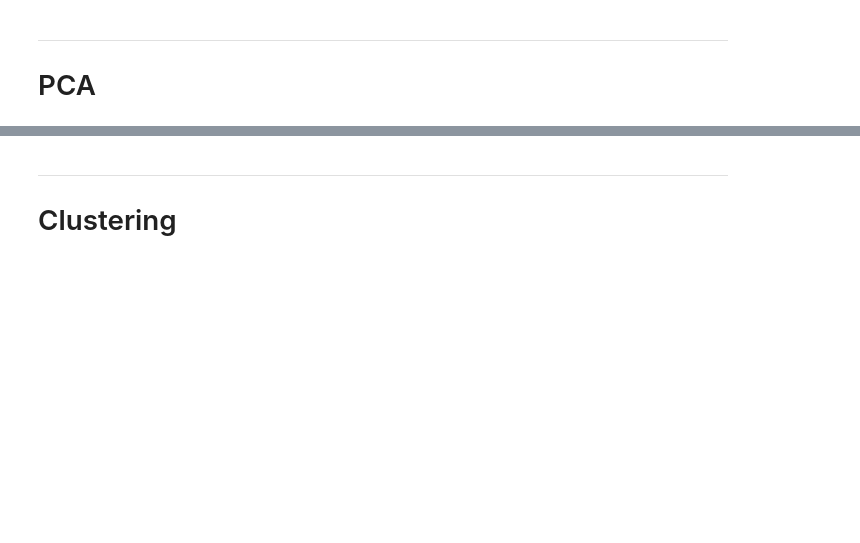
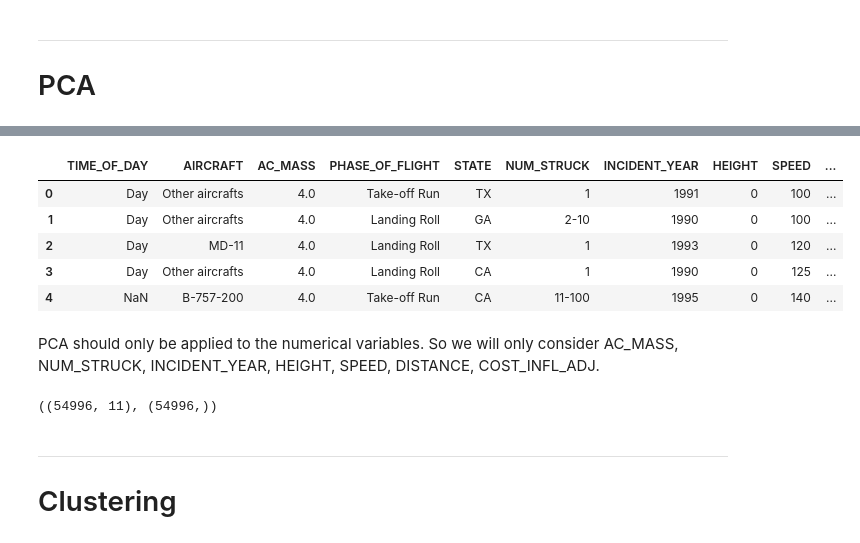
Before and after one commit to LuisBuenoA/Wildlife-Strike-Analysis, a Jupyter notebook: Practica1.ipynb, the cells around one changed output, grey strips where cells are left out. Drawn from its saved outputs; the diff is of its cells as text; code cells hidden in the pictures; blank space fills up the shorter version.

```diff
--- a/Practica1.ipynb
+++ b/Practica1.ipynb
@@ -294,3 +349,5 @@ Name: AIRCRAFT, dtype: int64
+# %%
+df['COST_INFL_ADJ'] = df['COST_INFL_ADJ'].fillna(0)
 # %% [markdown]
 ----
 
@@ -297,0 +359,14 @@ Name: AIRCRAFT, dtype: int64
+# %%
+df_pca = df # * We take a copy of the dataset for distinct modifications when it comes to clustering.
+df_pca.head()
+#print(len(NUMERICAL_COLUMNS)) - 5
+#print(len(CATEGORICAL_COLUMNS)) - 6
+# %% [output]
+|  | TIME_OF_DAY | AIRCRAFT | AC_MASS | PHASE_OF_FLIGHT | STATE | NUM_STRUCK | INCIDENT_YEAR | HEIGHT | SPEED | ... |
+| 0 | Day | Other aircrafts | 4.0 | Take-off Run | TX | 1 | 1991 | 0 | 100 | ... |
+| 1 | Day | Other aircrafts | 4.0 | Landing Roll | GA | 2-10 | 1990 | 0 | 100 | ... |
+| 2 | Day | MD-11 | 4.0 | Landing Roll | TX | 1 | 1993 | 0 | 120 | ... |
+| 3 | Day | Other aircrafts | 4.0 | Landing Roll | CA | 1 | 1990 | 0 | 125 | ... |
+| 4 | NaN | B-757-200 | 4.0 | Take-off Run | CA | 11-100 | 1995 | 0 | 140 | ... |
+# %% [markdown]
+PCA should only be applied to the numerical variables. So we will only consider AC_MASS, NUM_STRUCK, INCIDENT_YEAR, HEIGHT, SPEED, DISTANCE, COST_INFL_ADJ.
@@ -298,3 +376,7 @@ Name: AIRCRAFT, dtype: int64
+# %%
+X.shape, y.shape
+# %% [output]
+((54996, 11), (54996,))
 # %% [markdown]
 ----
 # Clustering
```
Also changed, not shown: parts of 15 cells of this notebook, 1 other file.
